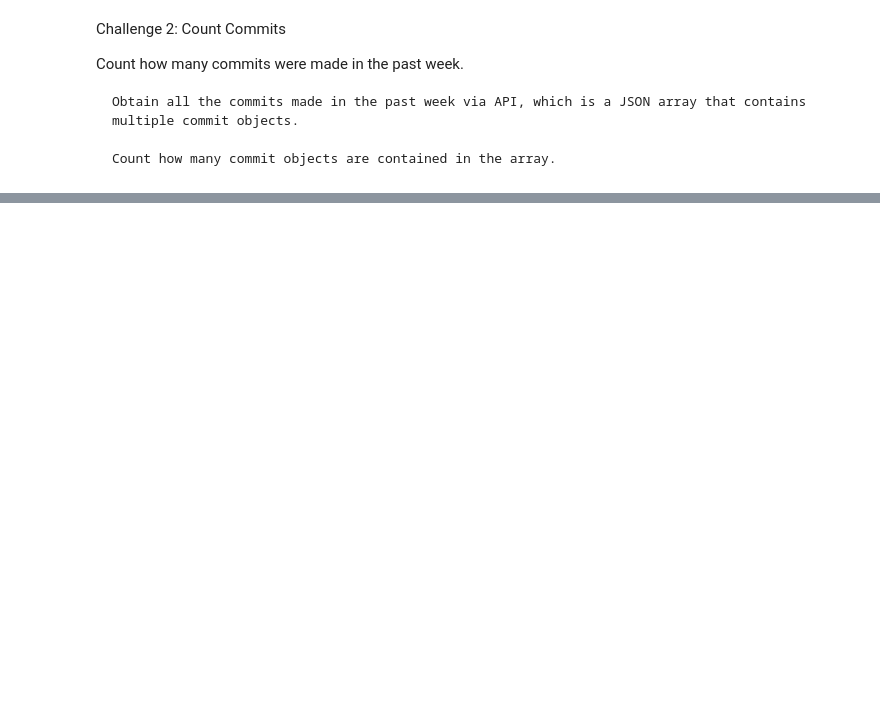
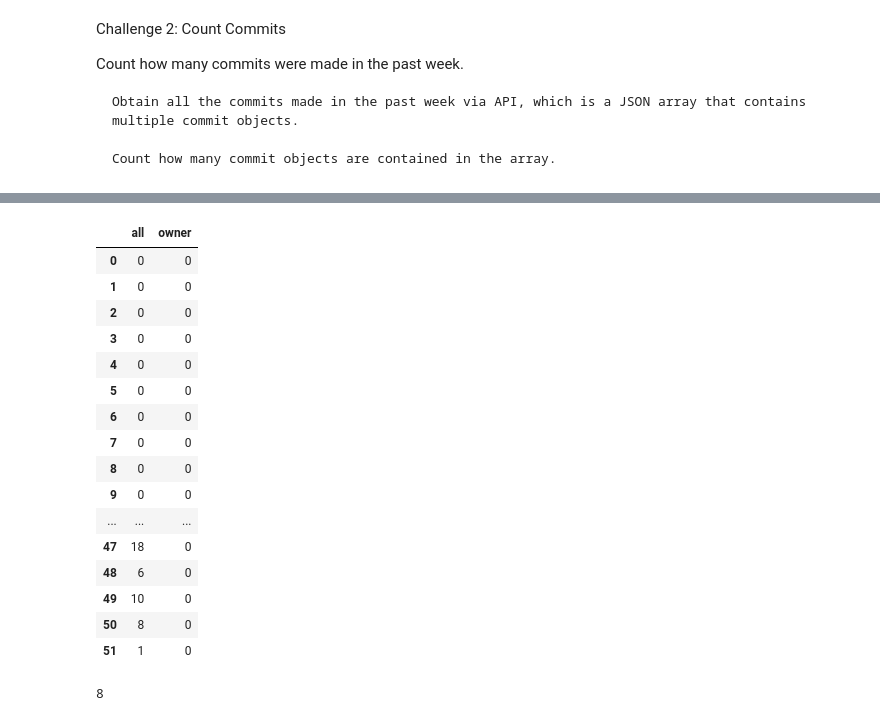
Before and after one commit to hector-moreno/datamad0119, a Jupyter notebook: module-1/lab-api-scavenger-game/your-code/challenge-2.ipynb, the cells around one changed output, grey strips where cells are left out. Saved outputs shown, nothing was run; the diff lists cells and outputs as text; code cells hidden in the pictures; blank space fills up the shorter version.

```diff
--- a/module-1/lab-api-scavenger-game/your-code/challenge-2.ipynb
+++ b/module-1/lab-api-scavenger-game/your-code/challenge-2.ipynb
@@ -29,2 +44,21 @@ commits
 # %%
 dfCommits=pd.DataFrame(commits)
+dfCommits
+# %% [output]
+|  | all | owner |
+| 0 | 0 | 0 |
+| 1 | 0 | 0 |
+| 2 | 0 | 0 |
+| 3 | 0 | 0 |
+| 4 | 0 | 0 |
+| 5 | 0 | 0 |
+| 6 | 0 | 0 |
+| 7 | 0 | 0 |
+| 8 | 0 | 0 |
+| 9 | 0 | 0 |
+| ... | ... | ... |
+| 47 | 18 | 0 |
+| 48 | 6 | 0 |
+| 49 | 10 | 0 |
+| 50 | 8 | 0 |
+| 51 | 1 | 0 |
@@ -32,0 +65,6 @@ dfCommits['all'][-2]
+# %%
+# Los commits de la penúltima semana se encuentran en:
+
+dfCommits['all'][50]
+# %% [output]
+8
```
Also changed, not shown: parts of 2 cells of this notebook, 1 other file.
